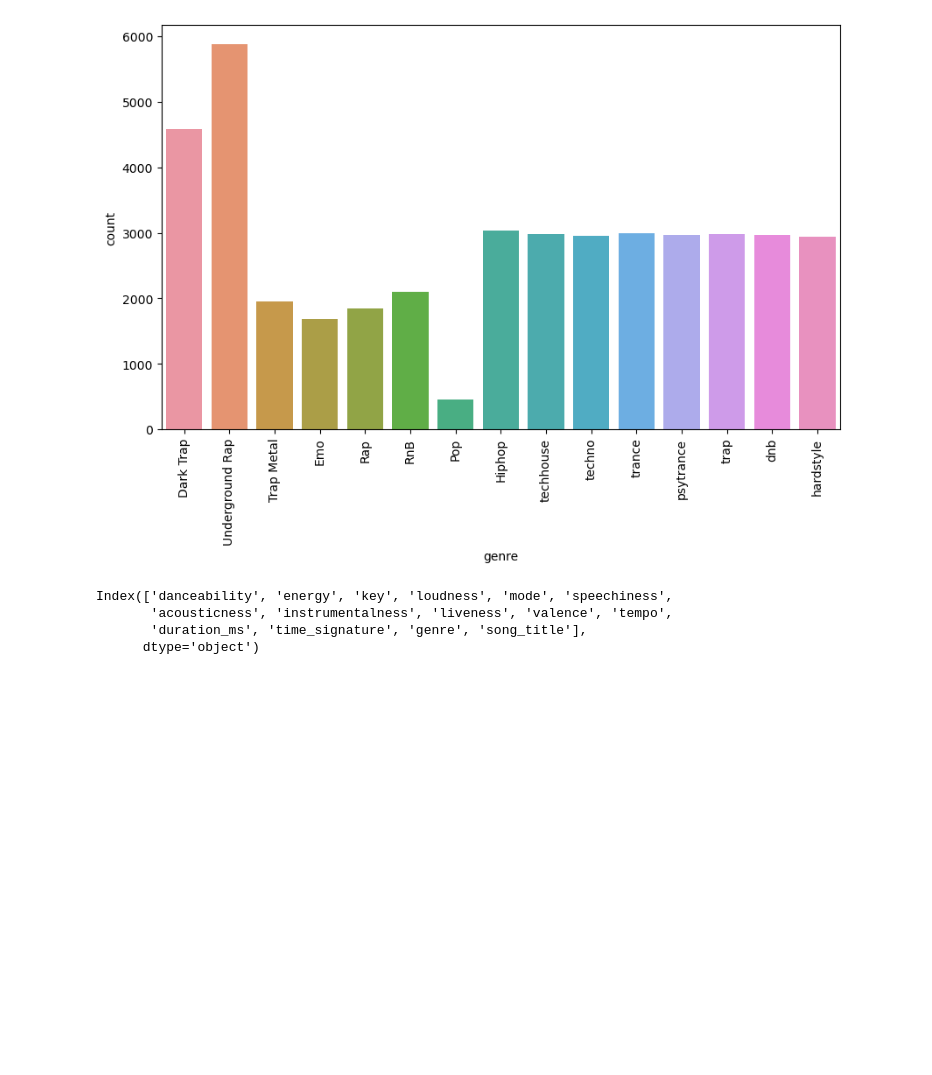
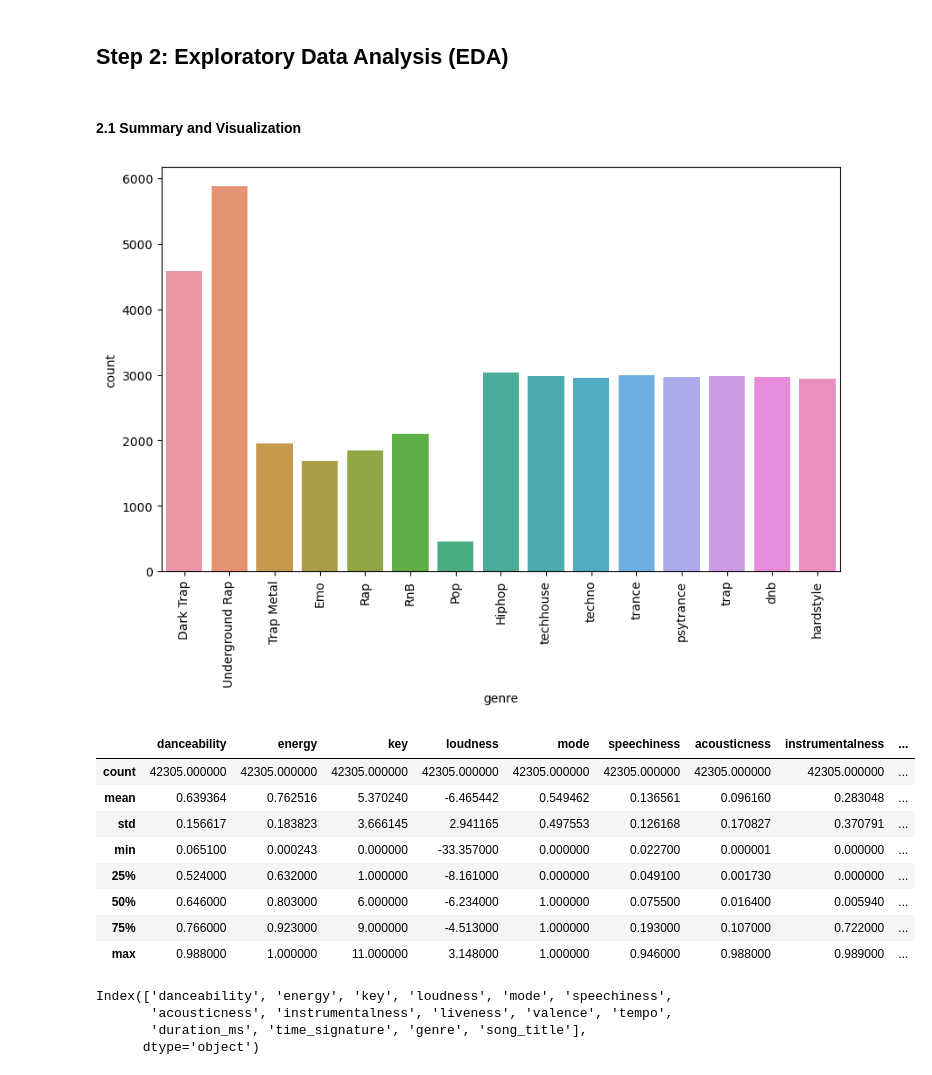
Before and after one commit to thiru-sivarajan/aia-spotify-project, a Jupyter notebook: Spotify.ipynb, the cells around one changed output. Saved outputs shown, nothing was run; the diff lists cells and outputs as text; code cells hidden in the pictures; blank space fills up the shorter version.

```diff
--- a/Spotify.ipynb
+++ b/Spotify.ipynb
@@ -35,13 +66,28 @@ plt.show()
+# %% [markdown]
+## Step 2: Exploratory Data Analysis (EDA)
+# %% [markdown]
+#### 2.1 Summary and Visualization
 # %%
 
 
 
 plt.figure(figsize=(10, 6))
 sns.countplot(x='genre', data=spotify_df)
 plt.xticks(rotation=90)
 plt.show()
+
+spotify_df.describe()
 # %% [output]
 [figure]
+|  | danceability | energy | key | loudness | mode | speechiness | acousticness | instrumentalness | ... |
+| count | 42305.000000 | 42305.000000 | 42305.000000 | 42305.000000 | 42305.000000 | 42305.000000 | 42305.000000 | 42305.000000 | ... |
+| mean | 0.639364 | 0.762516 | 5.370240 | -6.465442 | 0.549462 | 0.136561 | 0.096160 | 0.283048 | ... |
+| std | 0.156617 | 0.183823 | 3.666145 | 2.941165 | 0.497553 | 0.126168 | 0.170827 | 0.370791 | ... |
+| min | 0.065100 | 0.000243 | 0.000000 | -33.357000 | 0.000000 | 0.022700 | 0.000001 | 0.000000 | ... |
+| 25% | 0.524000 | 0.632000 | 1.000000 | -8.161000 | 0.000000 | 0.049100 | 0.001730 | 0.000000 | ... |
+| 50% | 0.646000 | 0.803000 | 6.000000 | -6.234000 | 1.000000 | 0.075500 | 0.016400 | 0.005940 | ... |
+| 75% | 0.766000 | 0.923000 | 9.000000 | -4.513000 | 1.000000 | 0.193000 | 0.107000 | 0.722000 | ... |
+| max | 0.988000 | 1.000000 | 11.000000 | 3.148000 | 1.000000 | 0.946000 | 0.988000 | 0.989000 | ... |
 # %%
 spotify_df.columns
 # %% [output]
```
Also changed, not shown: parts of 16 cells of this notebook.
